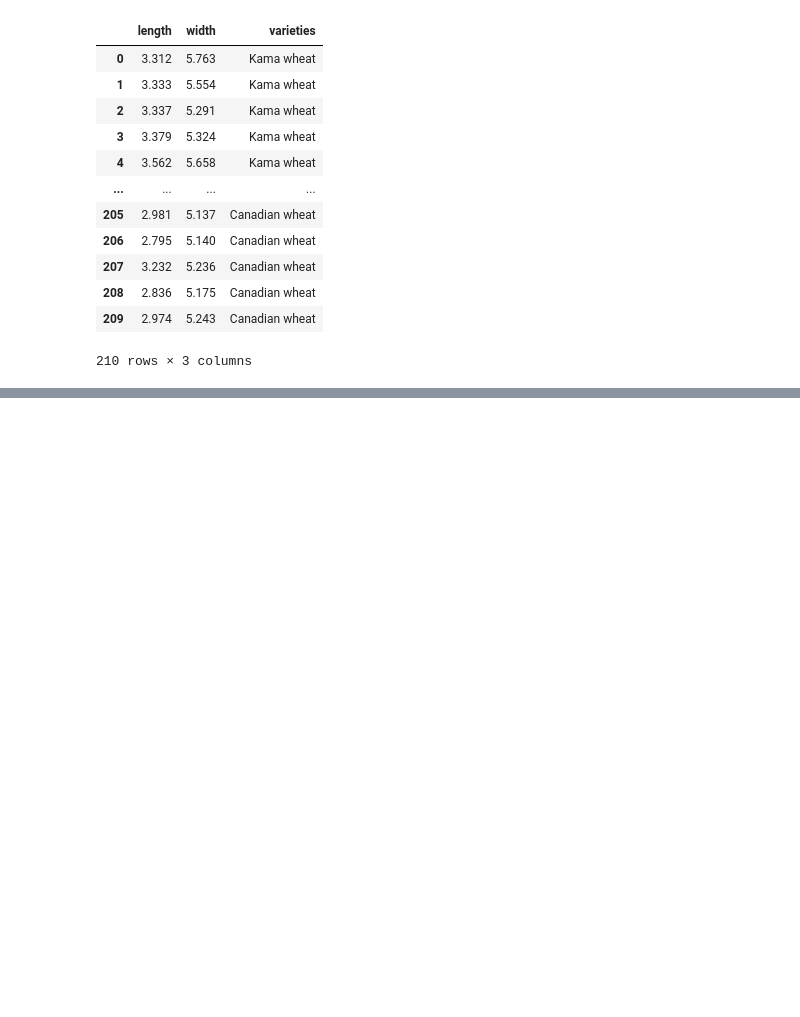
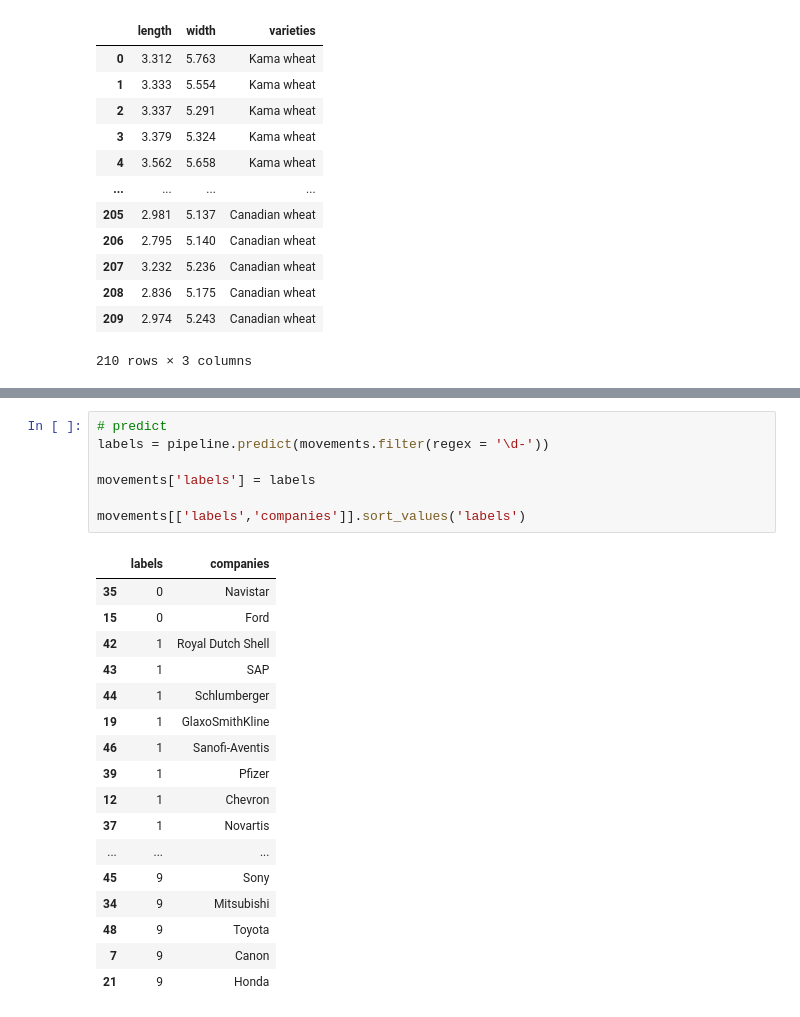
Before and after one commit to srgari/python, a Jupyter notebook: datacamp_study/machine learning/2_Unsupervised_learning_in_Python.ipynb, the cells around one changed output, grey strips where cells are left out. Drawn from its saved outputs; the diff is of its cells as text; blank space fills up the shorter version.

```diff
--- a/datacamp_study/machine learning/2_Unsupervised_learning_in_Python.ipynb
+++ b/datacamp_study/machine learning/2_Unsupervised_learning_in_Python.ipynb
@@ -200,0 +333,25 @@ ct
+# %%
+# predict
+labels = pipeline.predict(movements.filter(regex = '\d-'))
+
+movements['labels'] = labels
+
+movements[['labels','companies']].sort_values('labels')
+# %% [output]
+|  | labels | companies |
+| 35 | 0 | Navistar |
+| 15 | 0 | Ford |
+| 42 | 1 | Royal Dutch Shell |
+| 43 | 1 | SAP |
+| 44 | 1 | Schlumberger |
+| 19 | 1 | GlaxoSmithKline |
+| 46 | 1 | Sanofi-Aventis |
+| 39 | 1 | Pfizer |
+| 12 | 1 | Chevron |
+| 37 | 1 | Novartis |
+| ... | ... | ... |
+| 45 | 9 | Sony |
+| 34 | 9 | Mitsubishi |
+| 48 | 9 | Toyota |
+| 7 | 9 | Canon |
+| 21 | 9 | Honda |
```
Also changed, not shown: parts of 20 cells of this notebook, 2 other files.
